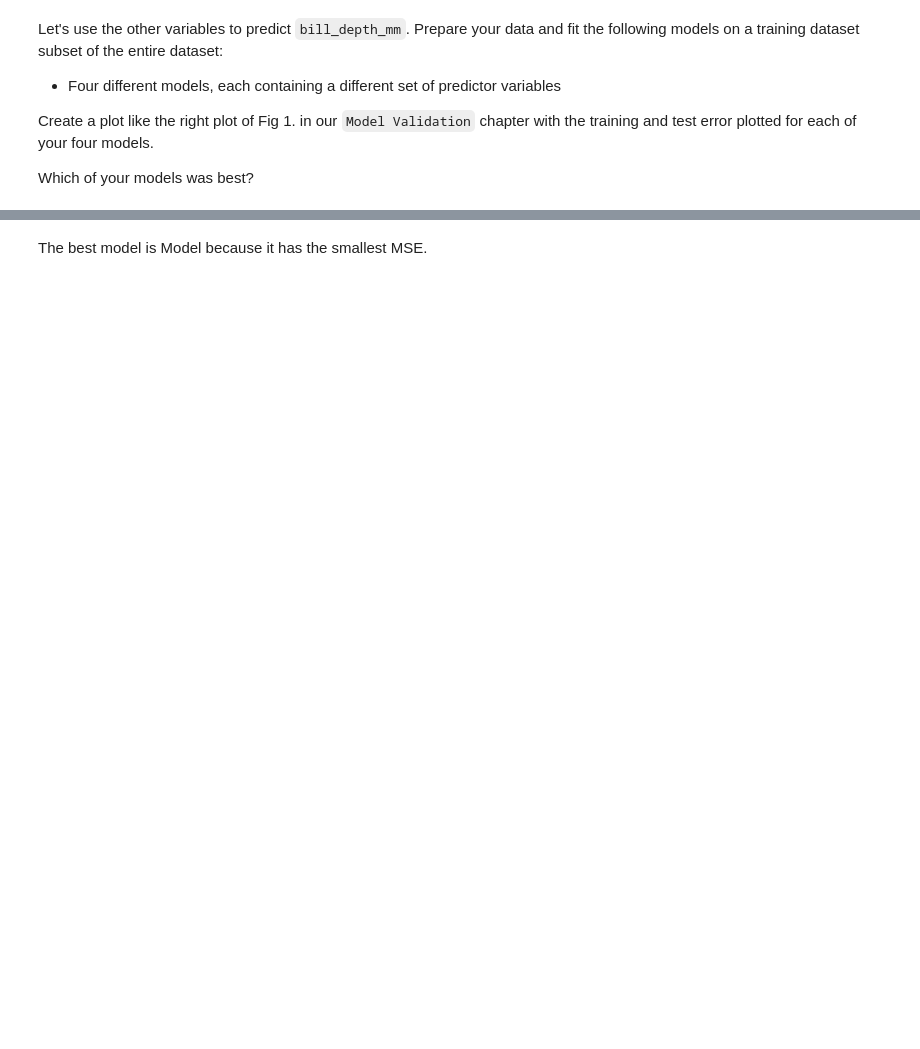
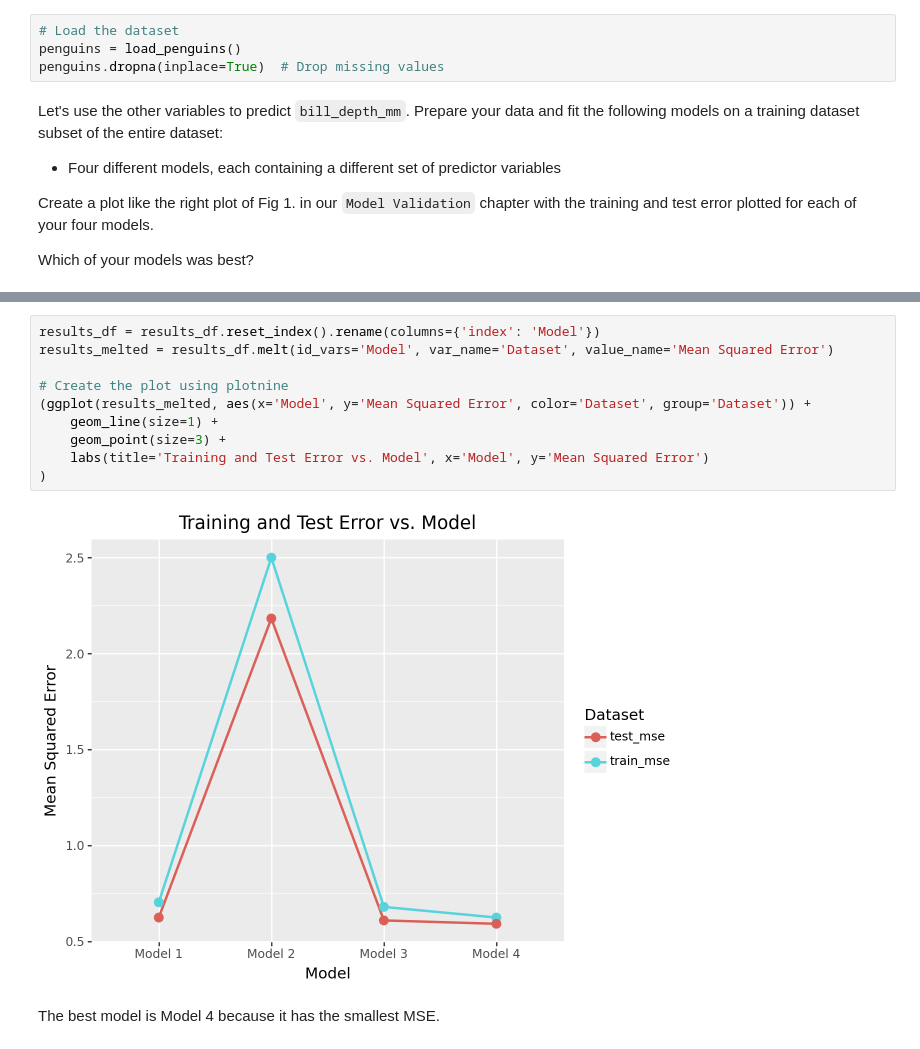
Before and after one commit to samricafrente/GSB-544, a Jupyter notebook: Week-6/Practice-Activities/Practice-Activity-6.2/Practice_Activity_6_2_Multiple_Linear_Regression_and_Evaluation.ipynb, the cells around one changed output, grey strips where cells are left out. Cells and saved outputs as stored; diff of their text form; blank space fills up the shorter version.

```diff
--- a/Week-6/Practice-Activities/Practice-Activity-6.2/Practice_Activity_6_2_Multiple_Linear_Regression_and_Evaluation.ipynb
+++ b/Week-6/Practice-Activities/Practice-Activity-6.2/Practice_Activity_6_2_Multiple_Linear_Regression_and_Evaluation.ipynb
@@ -26,3 +20,7 @@ data_encoded = pd.get_dummies(penguin_data, columns=['species', 'island', 'sex']
+# %%
+# Load the dataset
+penguins = load_penguins()
+penguins.dropna(inplace=True)  # Drop missing values
 # %% [markdown]
 Let's use the other variables to predict `bill_depth_mm`. Prepare your data and fit the following models on a training dataset subset of the entire dataset:
 
@@ -78,2 +89,14 @@ plt.show()
+# %%
+results_df = results_df.reset_index().rename(columns={'index': 'Model'})
+results_melted = results_df.melt(id_vars='Model', var_name='Dataset', value_name='Mean Squared Error')
+
+# Create the plot using plotnine
+(ggplot(results_melted, aes(x='Model', y='Mean Squared Error', color='Dataset', group='Dataset')) +
+    geom_line(size=1) +
+    geom_point(size=3) +
+    labs(title='Training and Test Error vs. Model', x='Model', y='Mean Squared Error')
+)
+# %% [output]
+[figure, added]
 # %% [markdown]
-The best model is Model because it has the smallest MSE.
+The best model is Model 4 because it has the smallest MSE.
```
Also changed, not shown: parts of 6 cells of this notebook.
